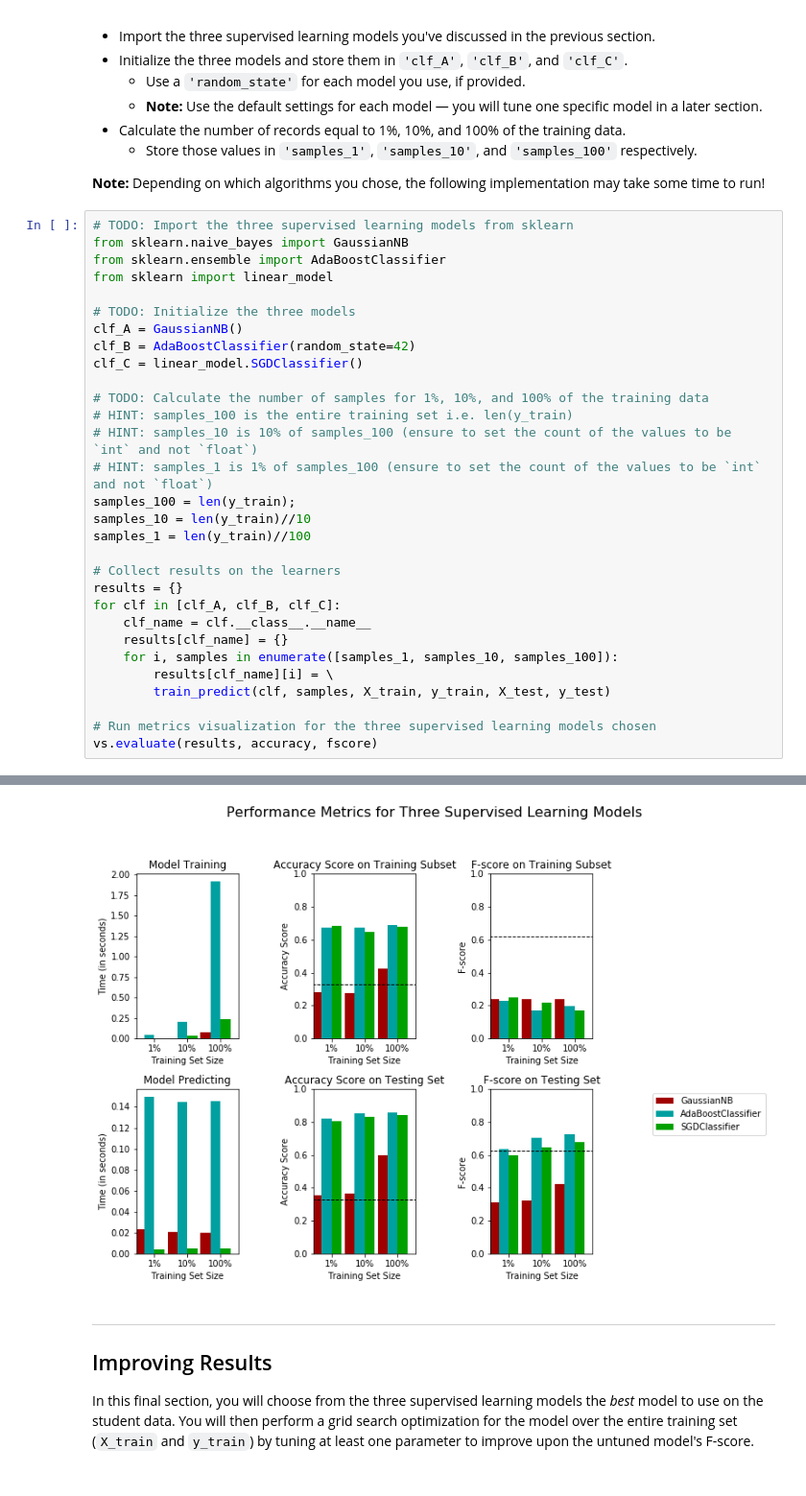
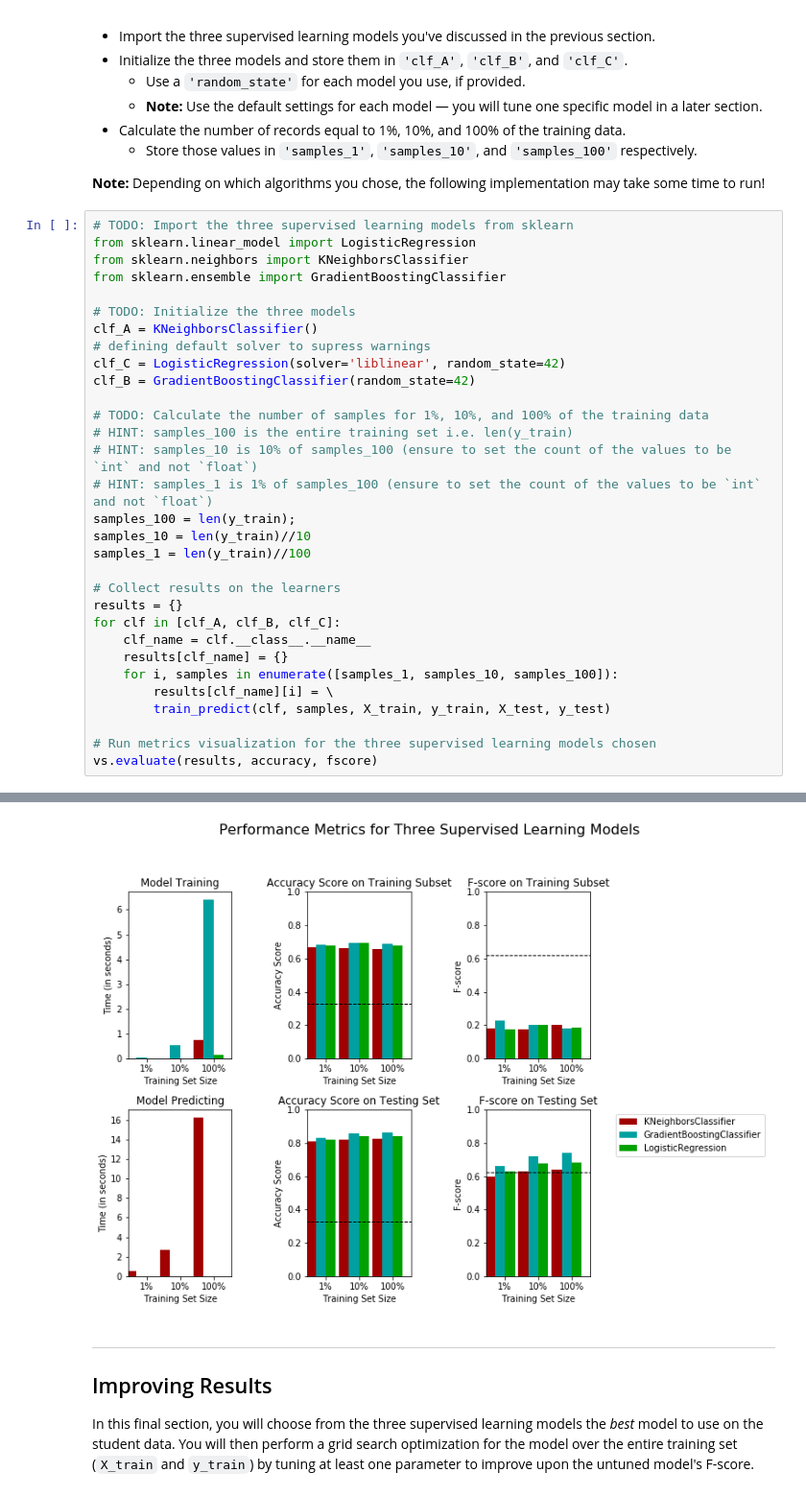
Before and after one commit to Loucher/machine-learning, a Jupyter notebook: projects/finding_donors/finding_donors.ipynb, the cells around one changed output, grey strips where cells are left out. Shown: that part at 96% size. Cells and saved outputs as stored; diff of their text form.

```diff
--- a/projects/finding_donors/finding_donors.ipynb
+++ b/projects/finding_donors/finding_donors.ipynb
@@ -369,14 +378,15 @@ In the code cell, you will need to implement the following:
 **Note:** Depending on which algorithms you chose, the following implementation may take some time to run!
 # %%
 # TODO: Import the three supervised learning models from sklearn
-from sklearn.naive_bayes import GaussianNB
-from sklearn.ensemble import AdaBoostClassifier
-from sklearn import linear_model
+from sklearn.linear_model import LogisticRegression
+from sklearn.neighbors import KNeighborsClassifier
+from sklearn.ensemble import GradientBoostingClassifier
 
 # TODO: Initialize the three models
-clf_A = GaussianNB()
-clf_B = AdaBoostClassifier(random_state=42)
-clf_C = linear_model.SGDClassifier()
+clf_A = KNeighborsClassifier()
+# defining default solver to supress warnings
+clf_C = LogisticRegression(solver='liblinear', random_state=42)
+clf_B = GradientBoostingClassifier(random_state=42)
 
 # TODO: Calculate the number of samples for 1%, 10%, and 100% of the training data
 # HINT: samples_100 is the entire training set i.e. len(y_train)
@@ -410,4 +420,4 @@ SGDClassifier trained on 36177 samples.
-[figure, old version]
+[figure, new version]
 # %% [markdown]
 ----
 ## Improving Results
```
Also changed, not shown: parts of 17 cells of this notebook.
